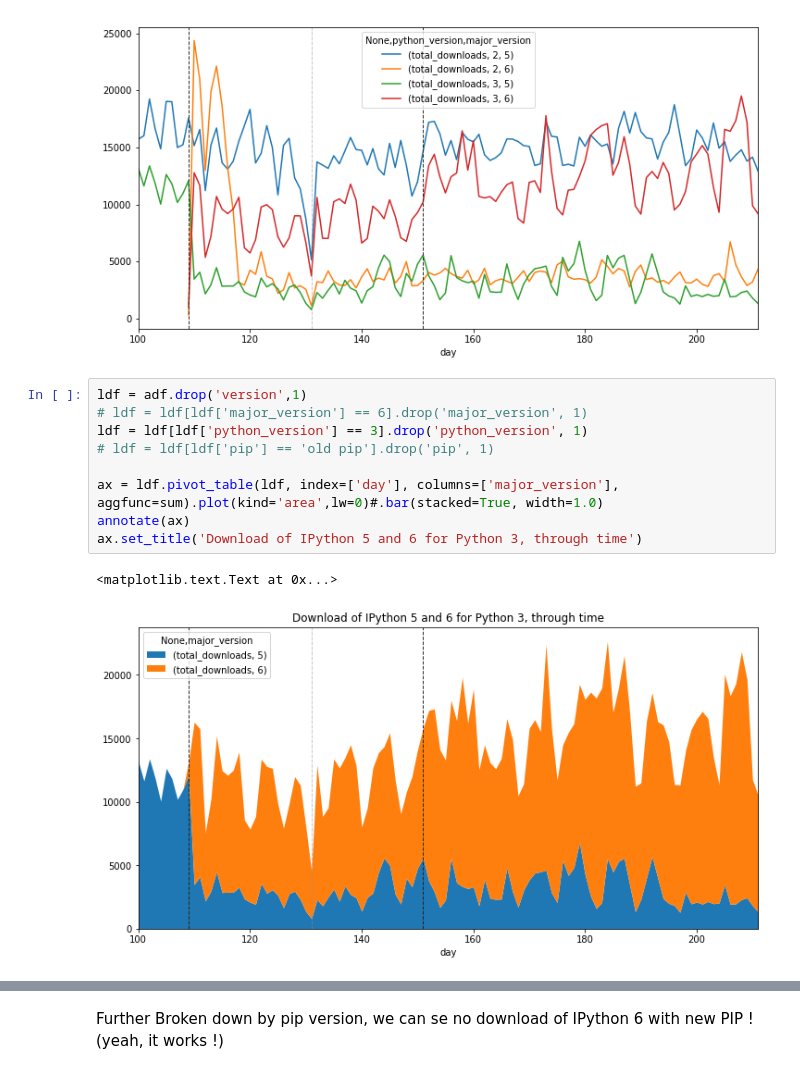
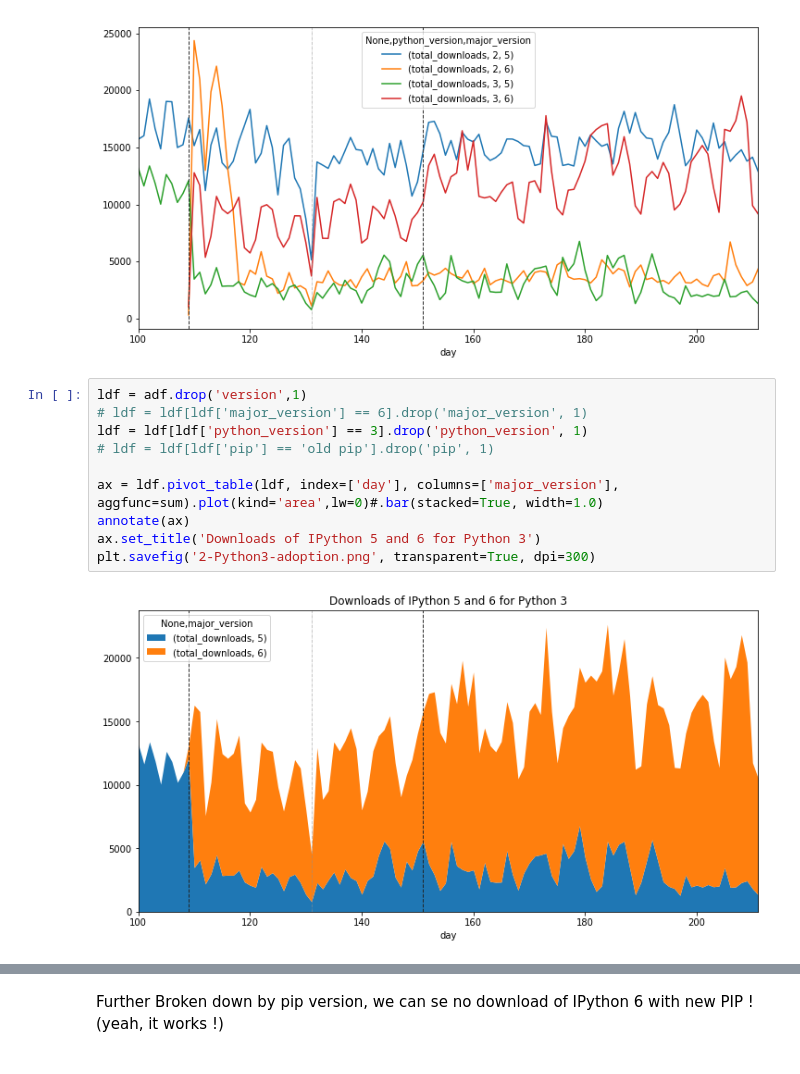
Before and after one commit to Carreau/talks, a Jupyter notebook: 2017-08-13-pybay/IPython-dls_2.ipynb, the cells around one changed output, grey strips where cells are left out. Cells and saved outputs as stored; diff of their text form.

```diff
--- a/2017-08-13-pybay/IPython-dls_2.ipynb
+++ b/2017-08-13-pybay/IPython-dls_2.ipynb
@@ -264,15 +275,15 @@ annotate(ax)
 # %%
 ldf = adf.drop('version',1)
 # ldf = ldf[ldf['major_version'] == 6].drop('major_version', 1)
 ldf = ldf[ldf['python_version'] == 3].drop('python_version', 1)
 # ldf = ldf[ldf['pip'] == 'old pip'].drop('pip', 1)
 
 ax = ldf.pivot_table(ldf, index=['day'], columns=['major_version'], aggfunc=sum).plot(kind='area',lw=0)#.bar(stacked=True, width=1.0)
 annotate(ax)
-ax.set_title('Download of IPython 5 and 6 for Python 3, through time')
+ax.set_title('Downloads of IPython 5 and 6 for Python 3')
+plt.savefig('2-Python3-adoption.png', transparent=True, dpi=300)
 # %% [output]
-<matplotlib.text.Text at 0x...>
-[figure, old version]
+[figure, new version]
 # %%
 ldf = adf.drop(['version'],1)
 # ldf = ldf[ldf['major_version'] == 6].drop('major_version', 1)
```
Also changed, not shown: parts of 11 cells of this notebook, 7 other files.
